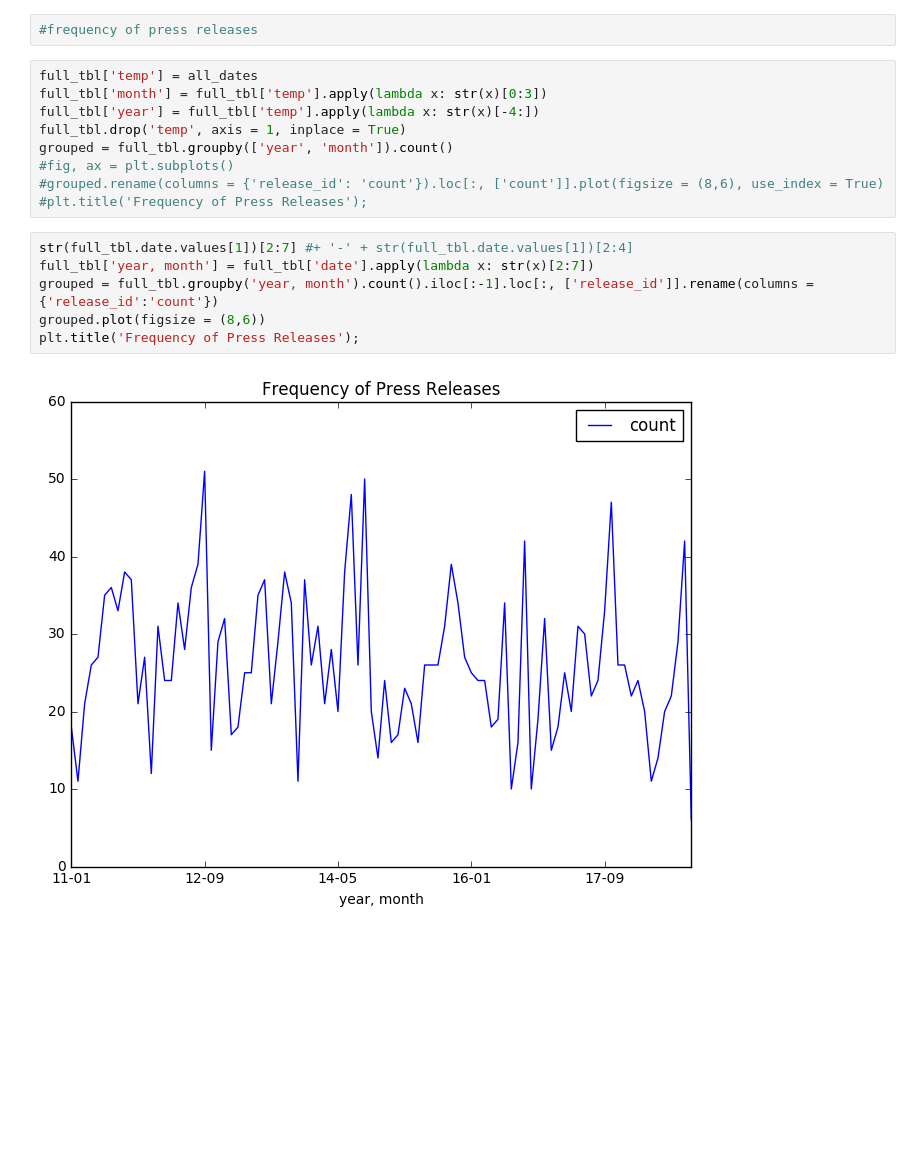
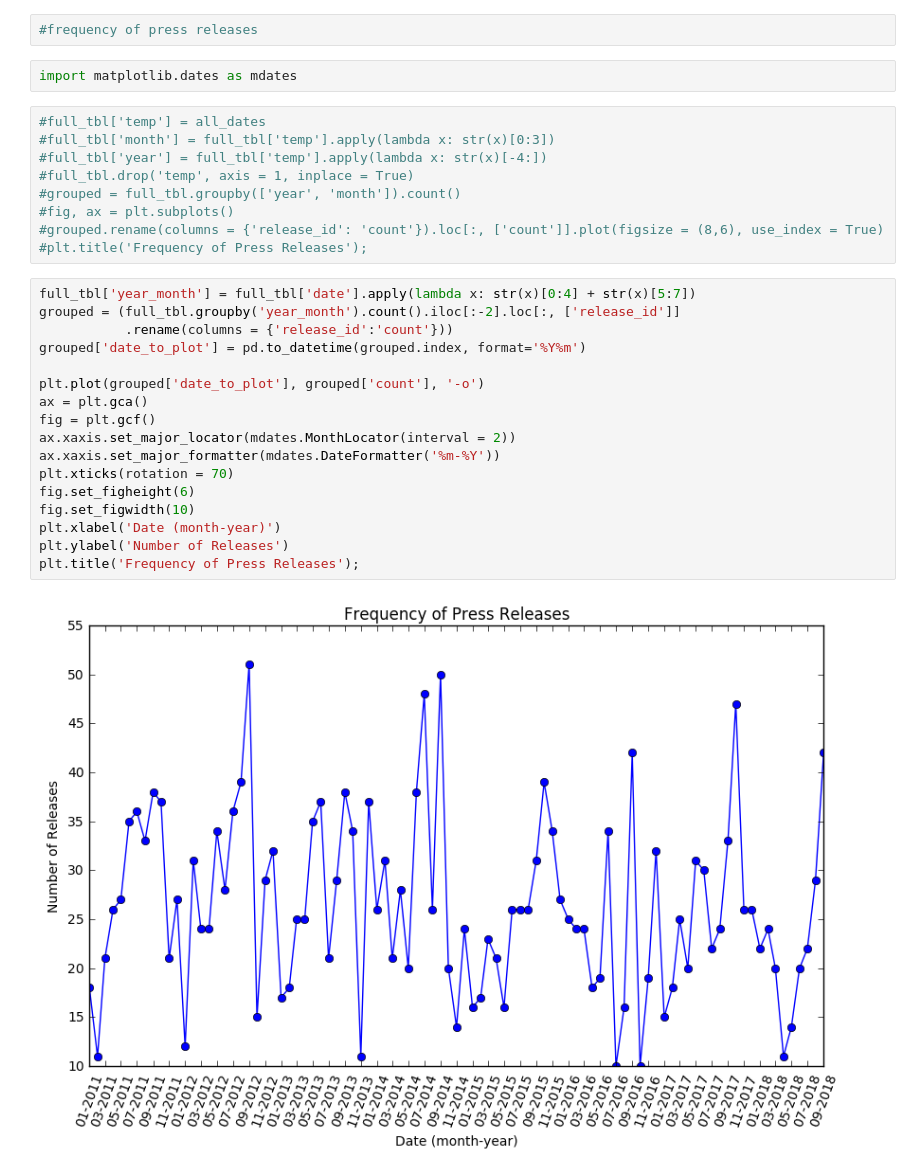
Before and after one commit to zanekuser/CA_Gov_Press_Releases, a Jupyter notebook: Parser.ipynb, the cells around one changed output. Saved outputs shown, nothing was run; the diff lists cells and outputs as text; blank space fills up the shorter version.

```diff
--- a/Parser.ipynb
+++ b/Parser.ipynb
@@ -486,20 +588,33 @@ P-value less than 0.05 for both so we reject the null. That is, the ratio of fem
 appointees is more skewed in favor of men than can be explained by random chance.
 # %%
 #frequency of press releases
+# %%
+import matplotlib.dates as mdates
 # %%
-full_tbl['temp'] = all_dates
-full_tbl['month'] = full_tbl['temp'].apply(lambda x: str(x)[0:3])
-full_tbl['year'] = full_tbl['temp'].apply(lambda x: str(x)[-4:])
-full_tbl.drop('temp', axis = 1, inplace = True)
-grouped = full_tbl.groupby(['year', 'month']).count()
+#full_tbl['temp'] = all_dates
+#full_tbl['month'] = full_tbl['temp'].apply(lambda x: str(x)[0:3])
+#full_tbl['year'] = full_tbl['temp'].apply(lambda x: str(x)[-4:])
+#full_tbl.drop('temp', axis = 1, inplace = True)
+#grouped = full_tbl.groupby(['year', 'month']).count()
 #fig, ax = plt.subplots()
 #grouped.rename(columns = {'release_id': 'count'}).loc[:, ['count']].plot(figsize = (8,6), use_index = True)
 #plt.title('Frequency of Press Releases');
-# %%
-str(full_tbl.date.values[1])[2:7] #+ '-' + str(full_tbl.date.values[1])[2:4]
-full_tbl['year, month'] = full_tbl['date'].apply(lambda x: str(x)[2:7])
-grouped = full_tbl.groupby('year, month').count().iloc[:-1].loc[:, ['release_id']].rename(columns = {'release_id':'count'})
-grouped.plot(figsize = (8,6))
-plt.title('Frequency of Press Releases');
-# %% [output]
-[figure, removed]
+# %%
+full_tbl['year_month'] = full_tbl['date'].apply(lambda x: str(x)[0:4] + str(x)[5:7])
+grouped = (full_tbl.groupby('year_month').count().iloc[:-2].loc[:, ['release_id']]
+           .rename(columns = {'release_id':'count'}))
+grouped['date_to_plot'] = pd.to_datetime(grouped.index, format='%Y%m')
+
+plt.plot(grouped['date_to_plot'], grouped['count'], '-o')
+ax = plt.gca()
+fig = plt.gcf()
+ax.xaxis.set_major_locator(mdates.MonthLocator(interval = 2))
+ax.xaxis.set_major_formatter(mdates.DateFormatter('%m-%Y'))
+plt.xticks(rotation = 70)
+fig.set_figheight(6)
+fig.set_figwidth(10)
+plt.xlabel('Date (month-year)')
+plt.ylabel('Number of Releases')
+plt.title('Frequency of Press Releases');
+# %% [output]
+[figure, added]
```
Also changed, not shown: parts of 15 cells of this notebook.
